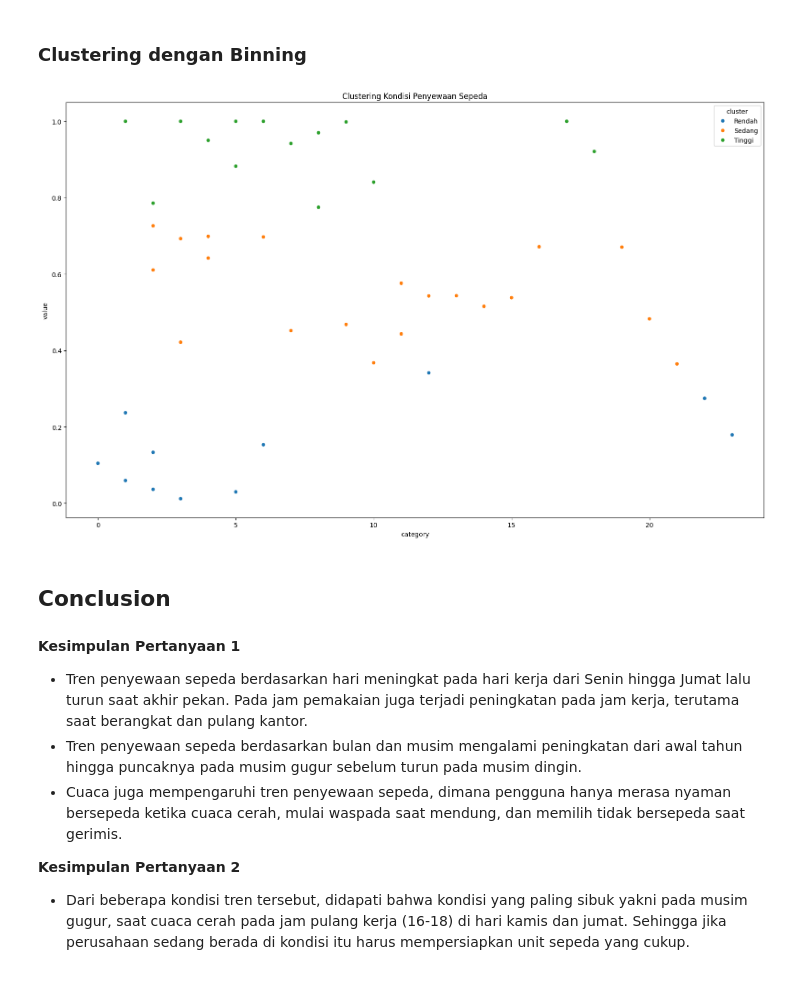
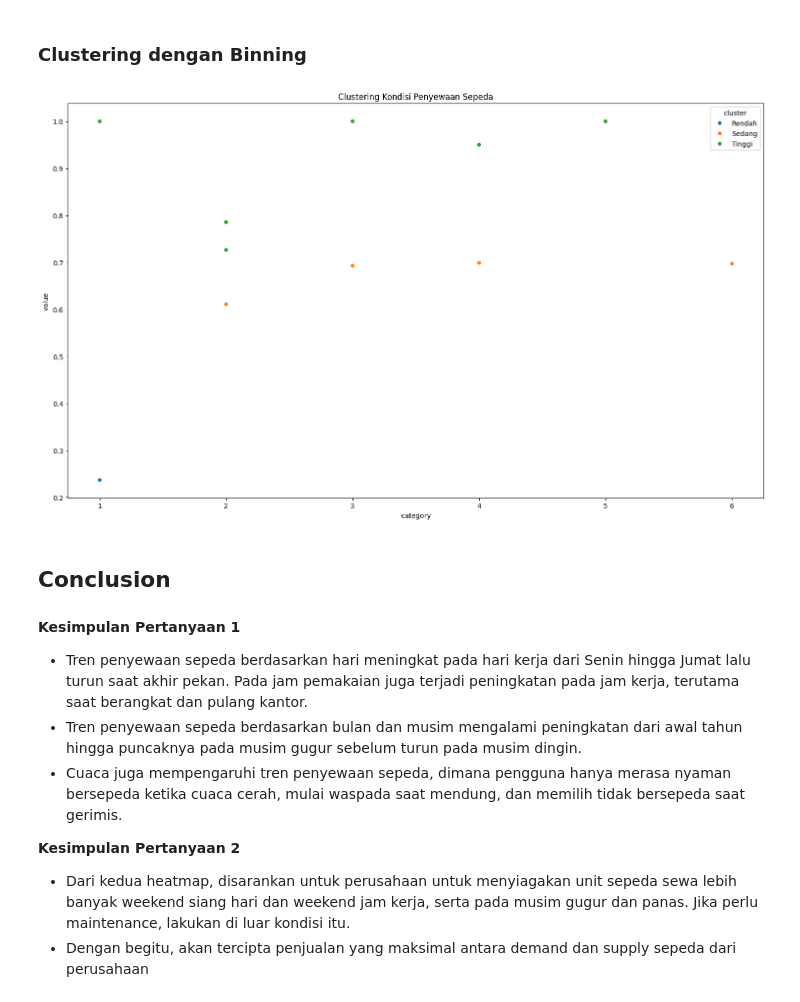
Before and after one commit to winaryolr/Proyek-Analisis-Data-Dicoding, a Jupyter notebook: notebook.ipynb, the cells around one changed output. Cells and saved outputs as stored; diff of their text form; code cells hidden in the pictures.

```diff
--- a/notebook.ipynb
+++ b/notebook.ipynb
@@ -482,19 +523,37 @@ plt.show()
 # %% [markdown]
 ### Clustering dengan Binning
 # %%
-# Kita coba clustering pake binning
-bins = [0, 0.35, 0.75, 1]
+# Menghitung rata-rata
+weekday_avg = dayData_df.groupby("weekday")["cnt"].mean().reset_index()
+season_avg = dayData_df.groupby("season")["cnt"].mean().reset_index()
+weather_avg = dayData_df.groupby("weathersit")["cnt"].mean().reset_index()
+
+# Normalisasi nilai dengan menggunakan MinMaxScaler
+scaler = MinMaxScaler()
+weekday_avg["cnt_normalized"] = scaler.fit_transform(weekday_avg[["cnt"]])
+season_avg["cnt_normalized"] = scaler.fit_transform(season_avg[["cnt"]])
+weather_avg["cnt_normalized"] = scaler.fit_transform(weather_avg[["cnt"]])
+
+# Menggabungkan Variabel dalam satu DataFrame
+combined_df = pd.concat([
+    weekday_avg.rename(columns={"weekday": "category", "cnt_normalized": "value"}).assign(feature="weekday"),
+    season_avg.rename(columns={"season": "category", "cnt_normalized": "value"}).assign(feature="season"),
+    weather_avg.rename(columns={"weathersit": "category", "cnt_normalized": "value"}).assign(feature="weather")
+], ignore_index=True)
+
+# Clustering menggunakan binning
+bins = [0, 0.3, 0.7, 1]
 labels = ["Rendah", "Sedang", "Tinggi"]
 combined_df["cluster"] = pd.cut(combined_df["value"], bins=bins, labels=labels)
 
 # Visualisasi
-plt.figure(figsize=(16, 10))
+plt.figure(figsize=(15, 9))
 sns.scatterplot(x="category", y="value", hue="cluster", data=combined_df)
 plt.title("Clustering Kondisi Penyewaan Sepeda")
 plt.tight_layout()
 plt.show()
 # %% [output]
-[figure, old version]
+[figure, new version]
 # %% [markdown]
 ## Conclusion
 # %% [markdown]
@@ -504,4 +563,5 @@ plt.show()
 - Cuaca juga mempengaruhi tren penyewaan sepeda, dimana pengguna hanya merasa nyaman bersepeda ketika cuaca cerah, mulai waspada saat mendung, dan memilih tidak bersepeda saat gerimis.
 
 **Kesimpulan Pertanyaan 2**
-- Dari beberapa kondisi tren tersebut, didapati bahwa kondisi yang paling sibuk yakni pada musim gugur, saat cuaca cerah pada jam pulang kerja (16-18) di hari kamis dan jumat. Sehingga jika perusahaan sedang berada di kondisi itu harus mempersiapkan unit sepeda yang cukup.
+- Dari kedua heatmap, disarankan untuk perusahaan untuk menyiagakan unit sepeda sewa lebih banyak weekend siang hari dan weekend jam kerja, serta pada musim gugur dan panas. Jika perlu maintenance, lakukan di luar kondisi itu.
+- Dengan begitu, akan tercipta penjualan yang maksimal antara demand dan supply sepeda dari perusahaan
```
Also changed, not shown: parts of 8 cells of this notebook.
